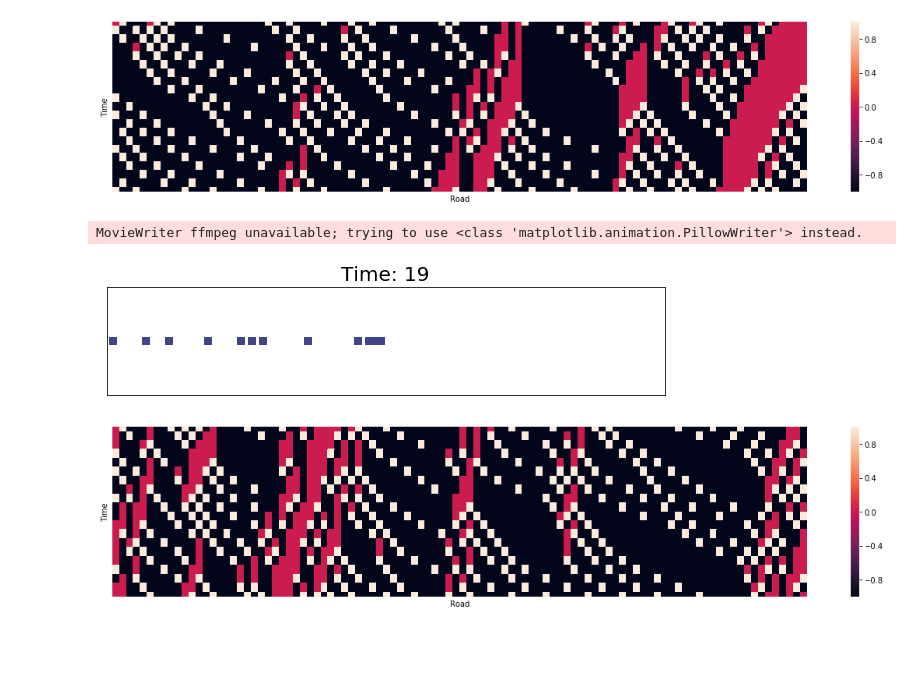
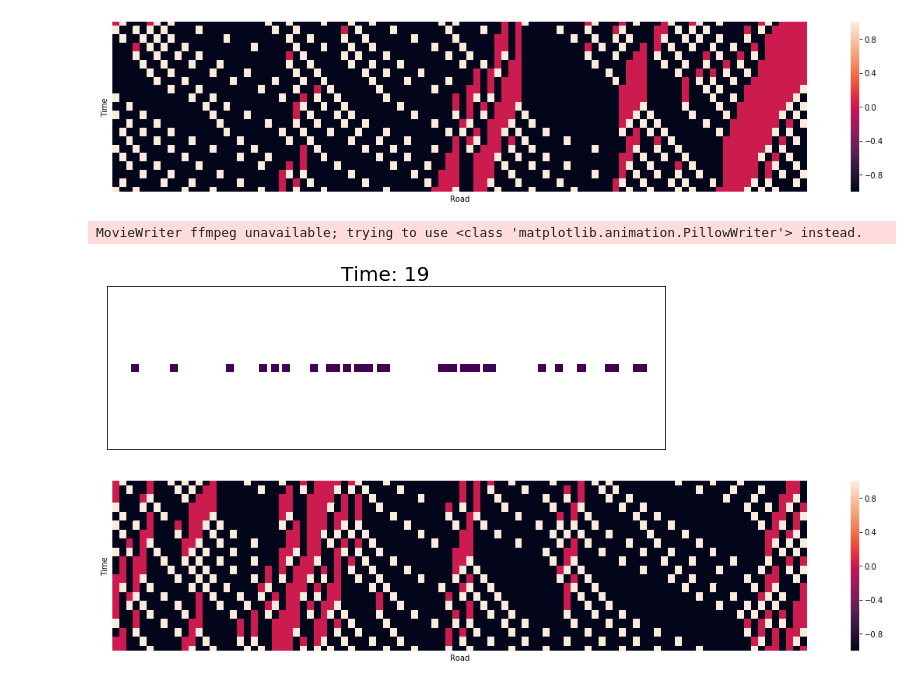
Before and after one commit to quachhungvietnam/CS166_Simulation, a Jupyter notebook: Traffic_Simulation/Assignment 2 _ Traffic Simulation.ipynb, the cells around one changed output. Cells and saved outputs as stored; diff of their text form; code cells hidden in the pictures; blank space fills up the shorter version.

```diff
--- a/Traffic_Simulation/Assignment 2 _ Traffic Simulation.ipynb
+++ b/Traffic_Simulation/Assignment 2 _ Traffic Simulation.ipynb
@@ -250,35 +250,33 @@ def state_visualize(data_heat_map, fig_name='None'):
         plt.savefig(f'Results/{fig_name}.png')
     plt.show()
 # %%
-def animate_states(data_heat_map, video_name='first_video'):
+def animate_states(data_heat_map, video_name='first_video', num_lanes=1):
     data_heat_map = np.array(data_heat_map)
-    vmin, vmax = 0, 5
-    fig, ax = plt.subplots(figsize=(10,2))
+    fig, ax = plt.subplots(figsize=(10,3))
 
     def update(time):
-        #global data_heat_map, vmin, vmax
-        #print(year, end="\r")
         ax.clear()
         ax.set_title(f'Time: {time}', fontsize=20)
         #print(len(data_heat_map[time]))
         ax.set_xticks([])
         ax.set_yticks([])
         ax.set_xlim((0,len(data_heat_map[time])))
-        #im = sb(data_heat_map[time], ax=ax, vmin=vmin, vmax=vmax)
-        temp_state = data_heat_map[time][:50]
-        temp_state = np.where(temp_state==-1, np.nan, temp_state)
-        temp_state = np.where(temp_state>-1, 1, temp_state)
-        #im = ax.scatter(range(len(temp_state)), [1]*len(temp_state),
-        #               c=temp_state, vmin=vmin, vmax=vmax, marker='s', s=20)
-        im = ax.scatter(range(len(temp_state)), [1]*len(temp_state),
-                        c=temp_state, vmin=vmin, vmax=vmax, marker='s', s=50)
+        if num_lanes == 1:
+            temp_state = data_heat_map[time]
+            temp_state = np.where(temp_state<=-1, np.nan, temp_state)
+            temp_state = np.where(temp_state>-1, 1, temp_state)
+            im = ax.scatter(range(len(temp_state)), [1]*len(temp_state),
+                            c=temp_state, marker='s', s=50)
+        if num_lanes > 1:
+            for i, temp_state in enumerate(data_heat_map[time]):
+                temp_state = np.where(temp_state<=-1, np.nan, temp_state)
+                temp_state = np.where(temp_state>-1, 1, temp_state)
+                im = ax.scatter(range(len(temp_state)), [i+0.5]*len(temp_state),
+                                c=temp_state, marker='s', s=50)
         return im,
 
-    # Run the animation, applying `update()` for each of the times in the variable
-    animation = anim.FuncAnimation(fig, update, frames=range(0,len(data_heat_map)-1), blit=False)
-    #animation.save('Final_stratification.mp4', fps=1, extra_args=['-vcodec', 'libx264'])
+    animation = anim.FuncAnimation(fig, update, frames=range(0,len(data_heat_map)-1),blit=False)
     animation.save(f'Results/{video_name}.gif', fps=2, dpi=160)
-    #plt.show()
     del animation
 # %%
 #The first 20 steps:
@@ -286,10 +284,10 @@ state_visualize(data_first_20_steps)
 # %% [output]
 [figure]
 # %%
-animate_states(data_first_20_steps)
+animate_states(data_first_20_steps, video_name='One_lane')
 # %% [output]
 MovieWriter ffmpeg unavailable; trying to use <class 'matplotlib.animation.PillowWriter'> instead.
-[figure, old version]
+[figure, new version]
 # %%
 #The later steps (to observe patterns)
 state_visualize(data_later_steps)
```
Also changed, not shown: parts of 8 cells of this notebook, 6 other files.
